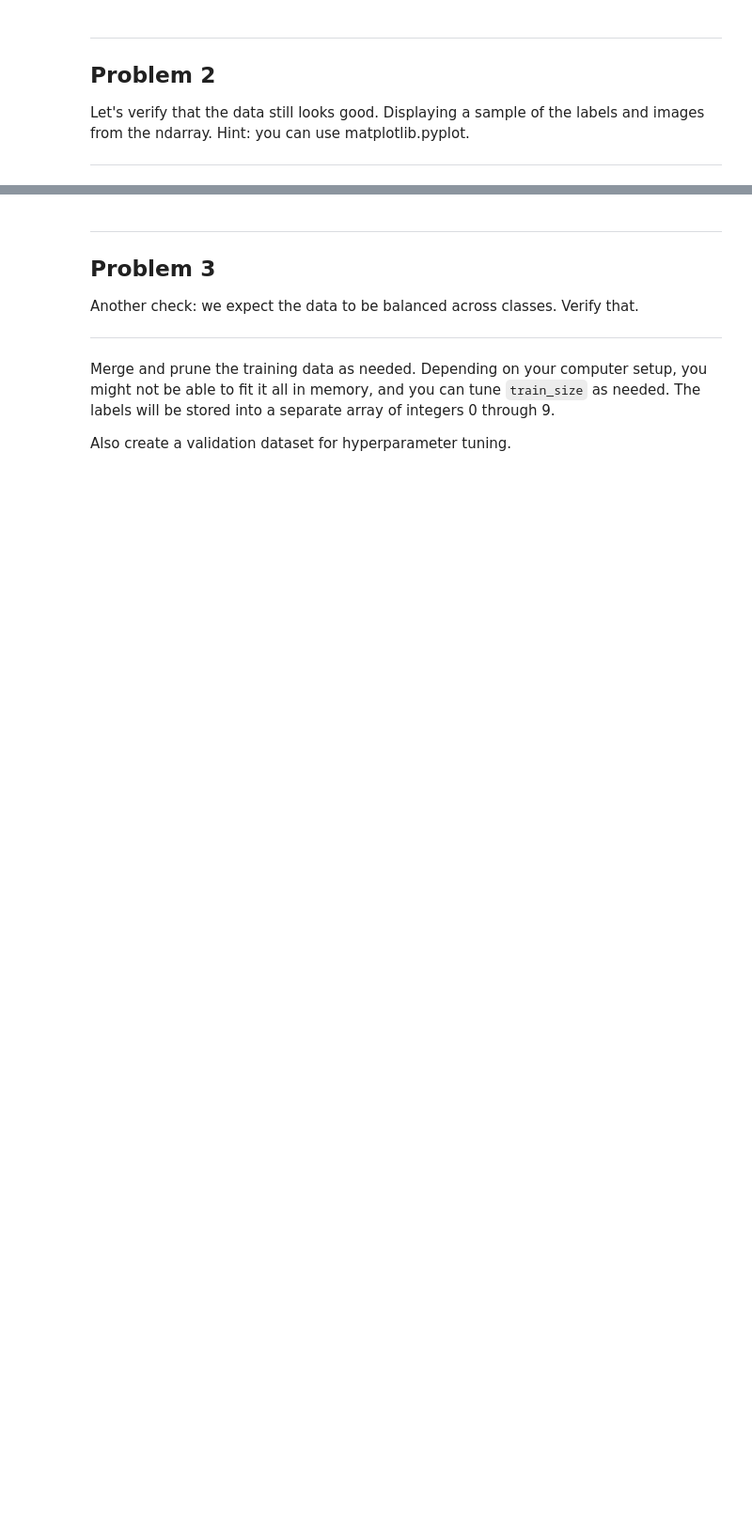
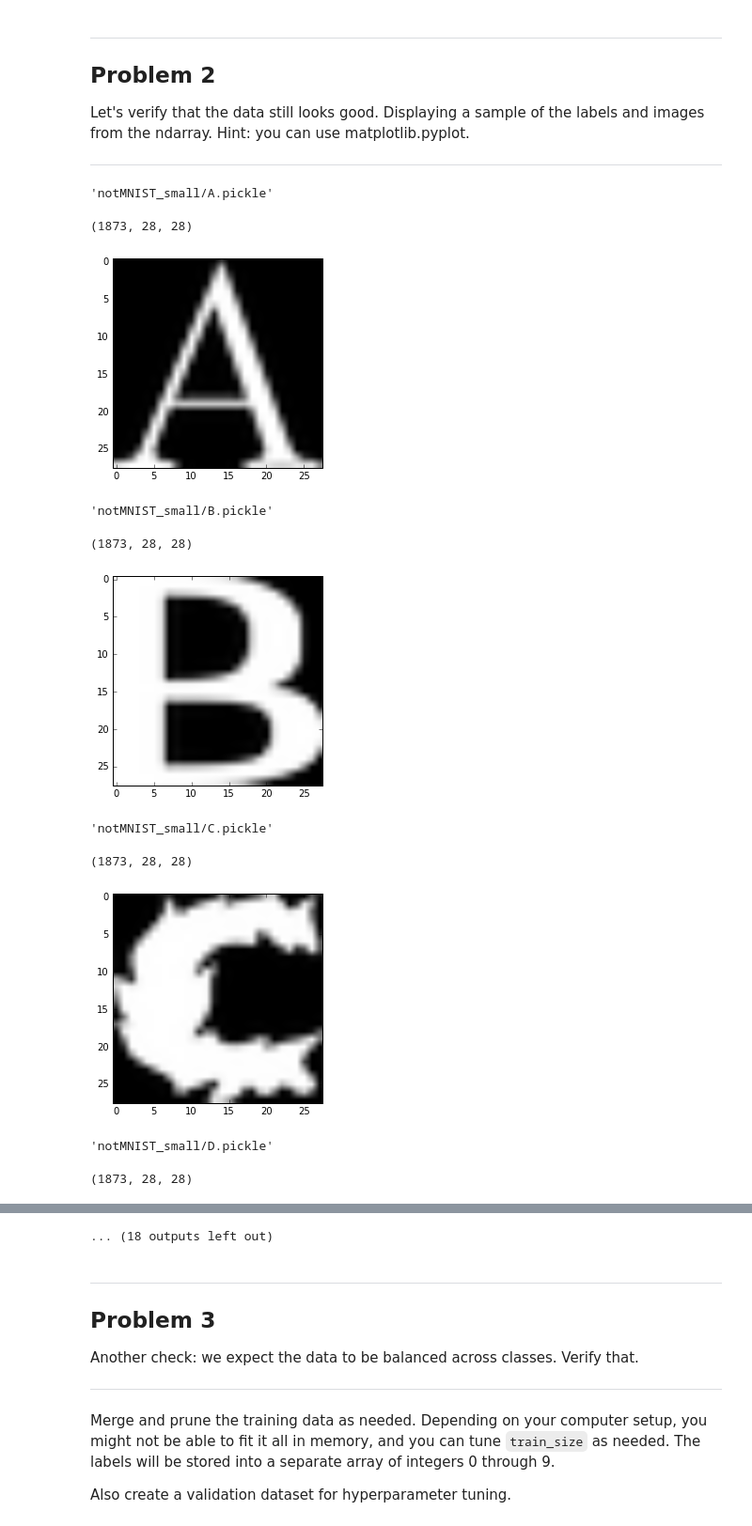
Before and after one commit to llathrop/ud730, a Jupyter notebook: 1_notmnist.ipynb, the cells around one changed output, grey strips where cells are left out. Shown: that part at 94% size. Saved outputs shown, nothing was run; the diff lists cells and outputs as text; code cells hidden in the pictures; blank space fills up the shorter version.

```diff
--- a/1_notmnist.ipynb
+++ b/1_notmnist.ipynb
@@ -145,7 +145,7 @@ A few images might not be readable, we'll just skip them.
 image_size = 28  # Pixel width and height.
 pixel_depth = 255.0  # Number of levels per pixel.
 
-def load_letter(folder, min_num_images):
+def load_letter(folder, min_num_images=500):
   """Load the data for a single letter label."""
   image_files = os.listdir(folder)
   dataset = np.ndarray(shape=(len(image_files), image_size, image_size),
@@ -192,6 +192,6 @@ def maybe_pickle(data_folders, min_num_images_per_class, force=False):
 
   return dataset_names
 
+test_datasets = maybe_pickle(test_folders, 1800)
 train_datasets = maybe_pickle(train_folders, 45000)
-test_datasets = maybe_pickle(test_folders, 1800)
 # %% [output]
@@ -220,3 +223,23 @@ Problem 2
 Let's verify that the data still looks good. Displaying a sample of the labels and images from the ndarray. Hint: you can use matplotlib.pyplot.
 
 ---
+# %%
+for d in test_datasets:
+    display(d)
+    data = pickle.load( open( d, "rb" ) )
+    image=random.randrange(len(data))
+    display(data.shape)
+    plt.imshow(data[image], cmap='Greys_r')
+    plt.show()
+# %% [output]
+'notMNIST_small/A.pickle'
+(1873, 28, 28)
+[figure, added]
+'notMNIST_small/B.pickle'
+(1873, 28, 28)
+[figure, added]
+'notMNIST_small/C.pickle'
+(1873, 28, 28)
+[figure, added]
+'notMNIST_small/D.pickle'
+(1873, 28, 28)
@@ -223,3 +247,4 @@ Let's verify that the data still looks good. Displaying a sample of the labels a
+... (18 outputs left out)
 # %% [markdown]
 ---
 Problem 3
```
Also changed, not shown: parts of 5 cells of this notebook.
